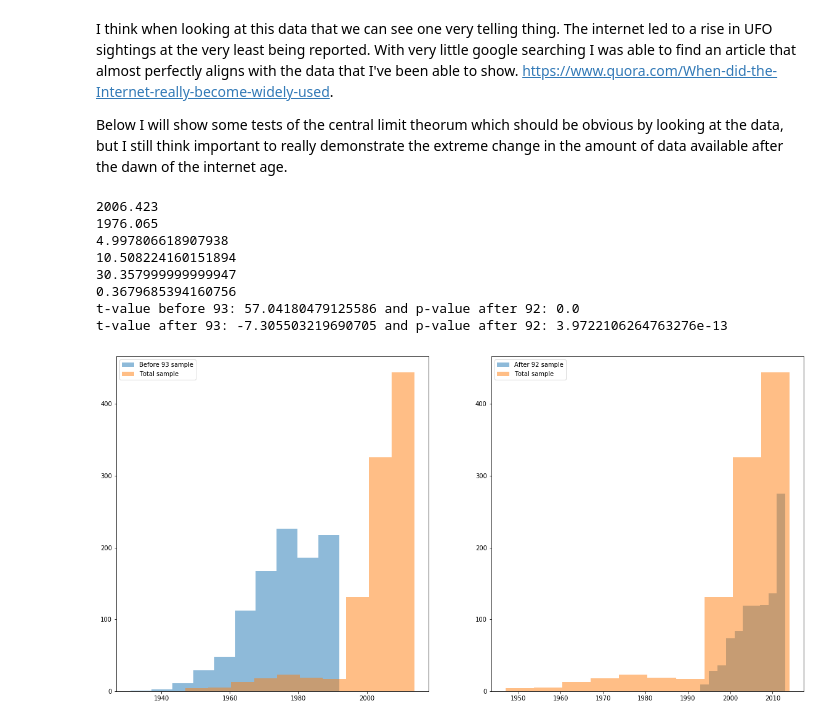
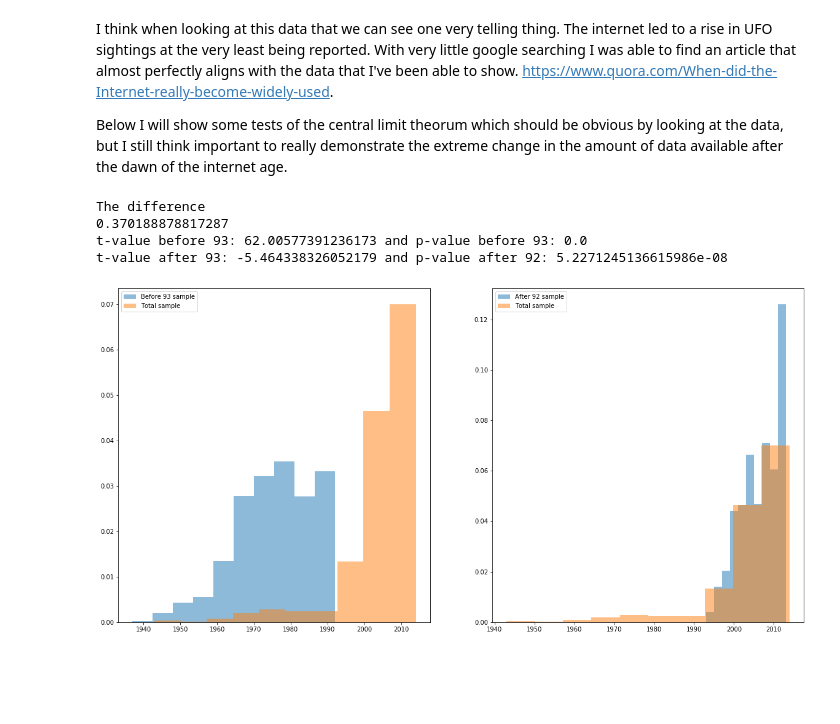
Before and after one commit to laffertyrichard/capstone1, a Jupyter notebook: capstone1.ipynb, the cells around one changed output. Saved outputs shown, nothing was run; the diff lists cells and outputs as text; code cells hidden in the pictures; blank space fills up the shorter version.

```diff
--- a/capstone1.ipynb
+++ b/capstone1.ipynb
@@ -486,44 +472,36 @@ sample_after_93 = np.random.choice(ufo_after_1993['year'], 1000, replace = True)
 sample_total = np.random.choice(ufo['year'], 1000, replace = True)
 # %%
 ax = plt.subplot(121)
-ax.hist(sample_b4_93, alpha = .5, label = 'Before 93 sample')
-ax.hist(sample_total, alpha = .5, label = 'Total sample')
+ax.hist(sample_b4_93, alpha = .5, label = 'Before 93 sample', density = True)
+ax.hist(sample_total, alpha = .5, label = 'Total sample', density = True)
 
 plt.legend(loc = 'upper left')
 
 ax1 = plt.subplot(122)
-ax1.hist(sample_after_93, alpha = .5, label = 'After 92 sample')
-ax1.hist(sample_total, alpha = .5, label = 'Total sample')
+ax1.hist(sample_after_93, alpha = .5, label = 'After 92 sample', density = True)
+ax1.hist(sample_total, alpha = .5, label = 'Total sample', density = True)
 
 plt.legend(loc = 'upper left')
 
-print(sample_after_93.mean())
-print(sample_b4_93.mean())
-print(sample_after_93.std())
-print(sample_b4_93.std())
 
 size = np.array([len(sample_after_93), len(sample_b4_93)])
 sd = np.array([sample_after_93.std(), sample_b4_93.std()])
 diff = sample_after_93.mean() - sample_b4_93.mean()
 diff_se = (sum(sd ** 2 / size)) ** 0.5
 
-print(diff)
+print('The difference')
 print(diff_se)
 
 tval, pval = ttest_ind(sample_total, sample_b4_93)
 
-print('t-value before 93: {} and p-value after 92: {}'.format(tval, pval))
+print('t-value before 93: {} and p-value before 93: {}'.format(tval, pval))
 
 tval1, pval1 = ttest_ind(sample_total, sample_after_93)
 
 print('t-value after 93: {} and p-value after 92: {}'.format(tval1, pval1))
 # %% [output]
-2006.423
-1976.065
-4.997806618907938
-10.508224160151894
-30.357999999999947
-0.3679685394160756
-t-value before 93: 57.04180479125586 and p-value after 92: 0.0
-t-value after 93: -7.305503219690705 and p-value after 92: 3.9722106264763276e-13
+The difference
+0.370188878817287
+t-value before 93: 62.00577391236173 and p-value before 93: 0.0
+t-value after 93: -5.464338326052179 and p-value after 92: 5.2271245136615986e-08
-[figure, old version]
+[figure, new version]
```
Also changed, not shown: parts of 25 cells of this notebook.
